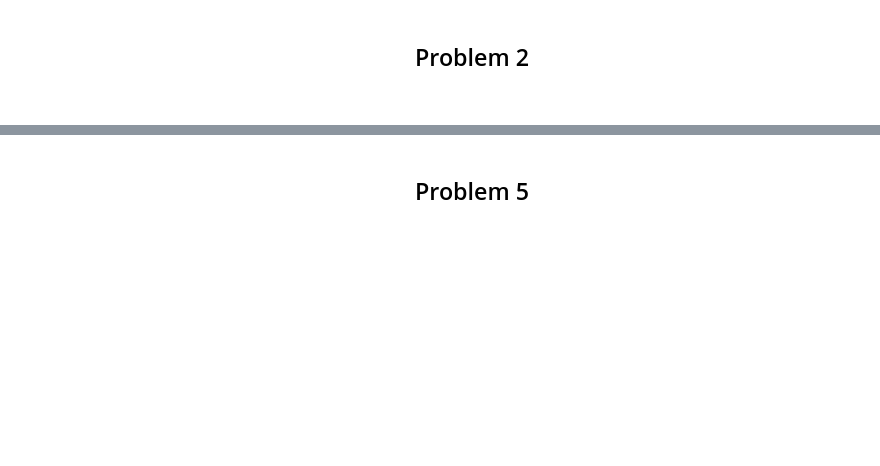
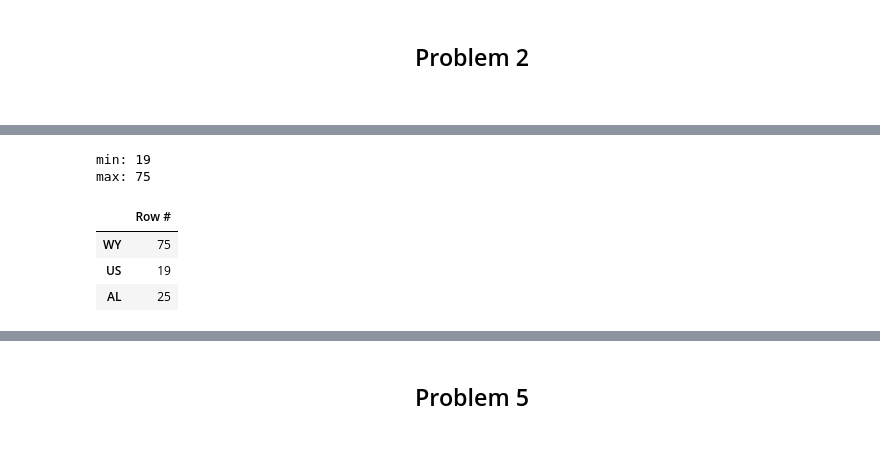
Before and after one commit to AnilKumarTeegala/DSE220_Machine_Learning, a Jupyter notebook: IPynb/1_AssignGalarnykMichael.ipynb, the cells around one changed output, grey strips where cells are left out. Cells and saved outputs as stored; diff of their text form; code cells hidden in the pictures; blank space fills up the shorter version.

Commit message:
new way to process data

```diff
--- a/IPynb/1_AssignGalarnykMichael.ipynb
+++ b/IPynb/1_AssignGalarnykMichael.ipynb
@@ -266,0 +229,13 @@ WY                330      331      337      333      336      339       332
+# %%
+f1 = pd.read_fwf('data/F1.txt',header = None,  names=['Row #']);
+min_max = f1.values.min(), f1.values.max()
+print 'min:', min_max[0],  '\nmax:', min_max[1]
+os.remove("data/F1.txt")
+f1
+# %% [output]
+min: 19
+max: 75
+|  | Row # |
+| WY | 75 |
+| US | 19 |
+| AL | 25 |
```
Also changed, not shown: parts of 7 cells of this notebook, 7 other files.
